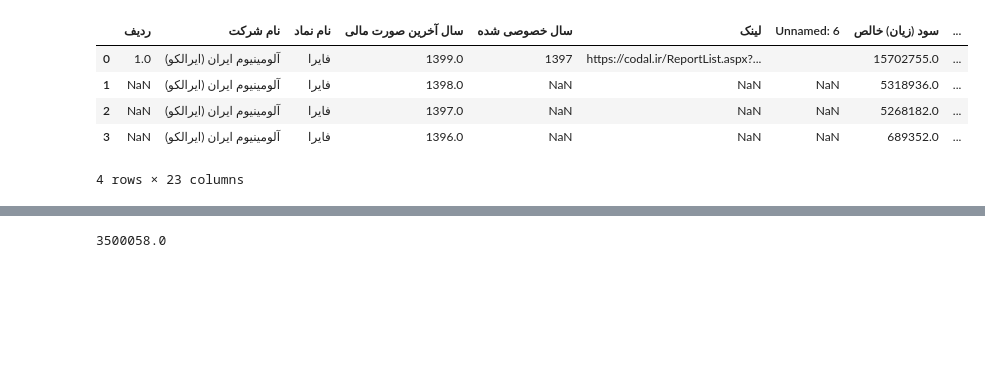
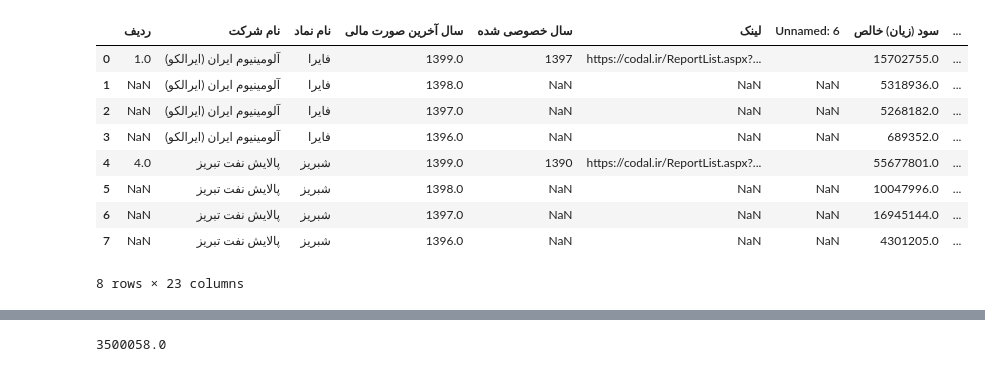
Before and after one commit to saeed-saffari/privatization-SPRI-2022, a Jupyter notebook: codes/Privatization_02.ipynb, the cells around one changed output, grey strips where cells are left out. Drawn from its saved outputs; the diff is of its cells as text; code cells hidden in the pictures; blank space fills up the shorter version.

```diff
--- a/codes/Privatization_02.ipynb
+++ b/codes/Privatization_02.ipynb
@@ -5,12 +5,16 @@ import matplotlib.pyplot as plt
 # %%
 df_base = pd.read_excel('/Users/saeed/Dropbox/Sharif Business Think Thank/خصوصی سازی/شرکت‌های مورد بررسی.xlsx',sheet_name=1)
 # %%
-df_base.head(4)
+df_base.head(8)
 # %% [output]
 |  | ردیف | نام شرکت | نام نماد | سال آخرین صورت مالی | سال خصوصی شده | لینک | Unnamed: 6 | سود (زيان) خالص | ... |
 | 0 | 1.0 | آلومینیوم ایران (ایرالکو) | فایرا | 1399.0 | 1397 | https://codal.ir/ReportList.aspx?... |  | 15702755.0 | ... |
 | 1 | NaN | آلومینیوم ایران (ایرالکو) | فایرا | 1398.0 | NaN | NaN | NaN | 5318936.0 | ... |
 | 2 | NaN | آلومینیوم ایران (ایرالکو) | فایرا | 1397.0 | NaN | NaN | NaN | 5268182.0 | ... |
 | 3 | NaN | آلومینیوم ایران (ایرالکو) | فایرا | 1396.0 | NaN | NaN | NaN | 689352.0 | ... |
+| 4 | 4.0 | پالایش نفت تبریز | شبریز | 1399.0 | 1390 | https://codal.ir/ReportList.aspx?... |  | 55677801.0 | ... |
+| 5 | NaN | پالایش نفت تبریز | شبریز | 1398.0 | NaN | NaN | NaN | 10047996.0 | ... |
+| 6 | NaN | پالایش نفت تبریز | شبریز | 1397.0 | NaN | NaN | NaN | 16945144.0 | ... |
+| 7 | NaN | پالایش نفت تبریز | شبریز | 1396.0 | NaN | NaN | NaN | 4301205.0 | ... |
-4 rows × 23 columns
+8 rows × 23 columns
 # %%
```
Also changed, not shown: parts of 11 cells of this notebook.
